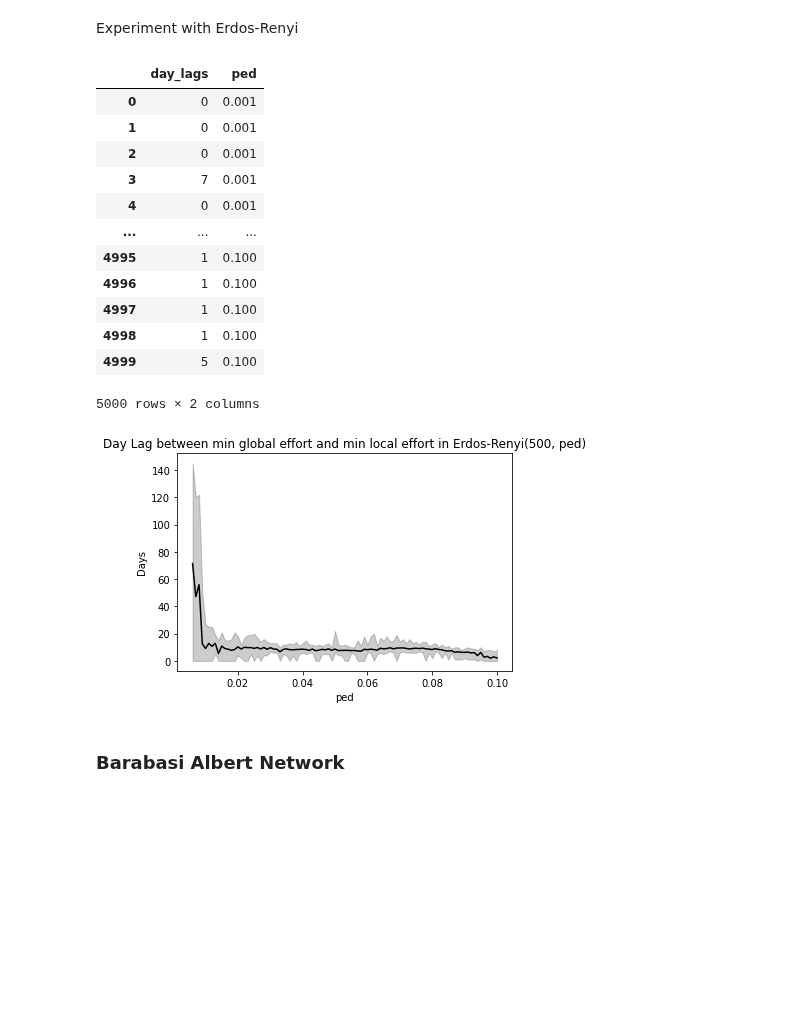
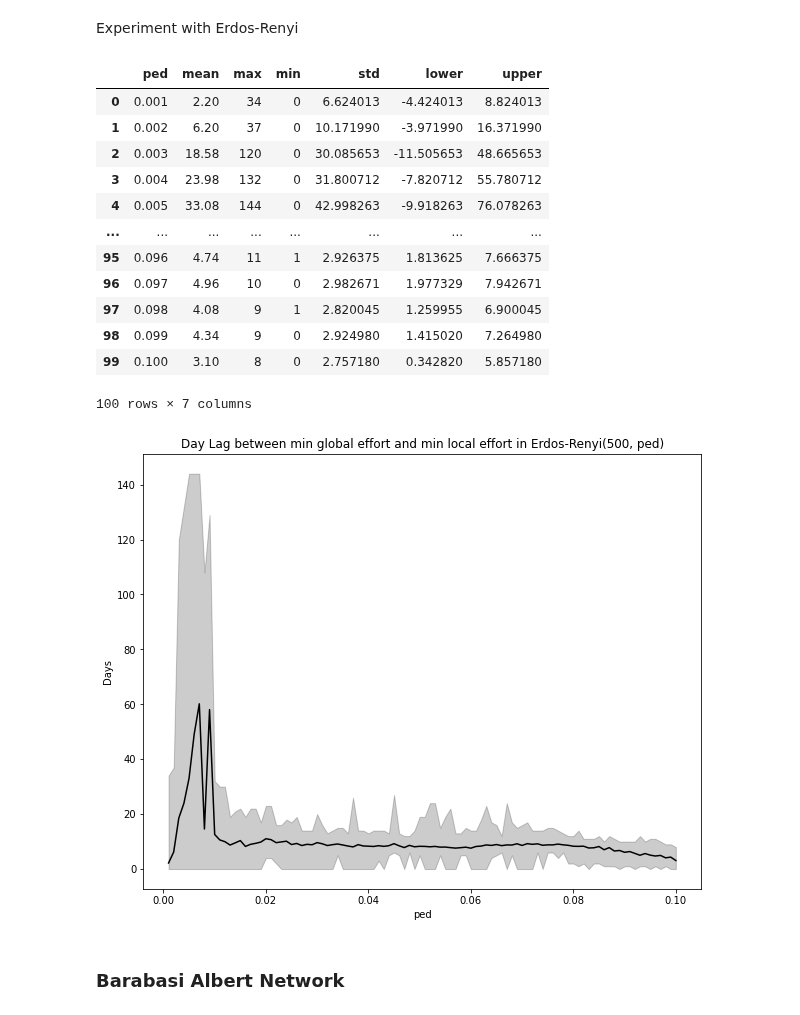
Before and after one commit to JimmyCalvoMonge/AdaptiveNetworks, a Jupyter notebook: network_experiments.ipynb, the cells around one changed output. Saved outputs shown, nothing was run; the diff lists cells and outputs as text; code cells hidden in the pictures; blank space fills up the shorter version.

```diff
--- a/network_experiments.ipynb
+++ b/network_experiments.ipynb
@@ -732,38 +732,36 @@ Not important ...
 Experiment with Erdos-Renyi
 # %%
 bepidist_data_c = pd.read_csv('./Data/bepidist_ntwk_conn_erdos_renyi.csv')
-# bepidist_data_c['mean'] = bepidist_data_c['day_lags'].apply(lambda x: np.mean(eval(x)))
-# bepidist_data_c['min'] = bepidist_data_c['day_lags'].apply(lambda x: np.min(eval(x)))
-# bepidist_data_c['max'] = bepidist_data_c['day_lags'].apply(lambda x: np.max(eval(x)))
-# bepidist_data_c['std'] = bepidist_data_c['day_lags'].apply(lambda x: np.std(eval(x)))
-# bepidist_data_c['lower'] = bepidist_data_c['mean'] - bepidist_data_c['std']
-# bepidist_data_c['upper'] = bepidist_data_c['mean'] + bepidist_data_c['std']
-# bepidist_data_c = bepidist_data_c[bepidist_data_c['ped'] >0.005]
+bepidist_data_c = bepidist_data_c.groupby(['ped'], as_index=False).agg({'day_lags': ['mean', 'max', 'min', 'std']})
+bepidist_data_c.columns = bepidist_data_c.columns.droplevel()
+bepidist_data_c.columns = ['ped', 'mean', 'max', 'min', 'std']
+bepidist_data_c['lower'] = bepidist_data_c['mean'] - bepidist_data_c['std']
+bepidist_data_c['upper'] = bepidist_data_c['mean'] + bepidist_data_c['std']
 bepidist_data_c
 # %% [output]
-|  | day_lags | ped |
-| 0 | 0 | 0.001 |
-| 1 | 0 | 0.001 |
-| 2 | 0 | 0.001 |
-| 3 | 7 | 0.001 |
-| 4 | 0 | 0.001 |
-| ... | ... | ... |
-| 4995 | 1 | 0.100 |
-| 4996 | 1 | 0.100 |
-| 4997 | 1 | 0.100 |
-| 4998 | 1 | 0.100 |
-| 4999 | 5 | 0.100 |
+|  | ped | mean | max | min | std | lower | upper |
+| 0 | 0.001 | 2.20 | 34 | 0 | 6.624013 | -4.424013 | 8.824013 |
+| 1 | 0.002 | 6.20 | 37 | 0 | 10.171990 | -3.971990 | 16.371990 |
+| 2 | 0.003 | 18.58 | 120 | 0 | 30.085653 | -11.505653 | 48.665653 |
+| 3 | 0.004 | 23.98 | 132 | 0 | 31.800712 | -7.820712 | 55.780712 |
+| 4 | 0.005 | 33.08 | 144 | 0 | 42.998263 | -9.918263 | 76.078263 |
+| ... | ... | ... | ... | ... | ... | ... | ... |
+| 95 | 0.096 | 4.74 | 11 | 1 | 2.926375 | 1.813625 | 7.666375 |
+| 96 | 0.097 | 4.96 | 10 | 0 | 2.982671 | 1.977329 | 7.942671 |
+| 97 | 0.098 | 4.08 | 9 | 1 | 2.820045 | 1.259955 | 6.900045 |
+| 98 | 0.099 | 4.34 | 9 | 0 | 2.924980 | 1.415020 | 7.264980 |
+| 99 | 0.100 | 3.10 | 8 | 0 | 2.757180 | 0.342820 | 5.857180 |
-5000 rows × 2 columns
+100 rows × 7 columns
 # %%
-plt.figure()
+plt.figure(figsize=(10,8))
 plt.plot(bepidist_data_c['ped'], bepidist_data_c['mean'], '-k', label="Network avg. edges reduction")
 plt.fill_between(bepidist_data_c['ped'], bepidist_data_c['min'], bepidist_data_c['max'], color="k", alpha=0.2)
 plt.title("Day Lag between min global effort and min local effort in Erdos-Renyi(500, ped)")
 plt.xlabel("ped")
 plt.ylabel("Days")
 plt.show()
 # %% [output]
-[figure, old version]
+[figure, new version]
 # %% [markdown]
 ### Barabasi Albert Network
 # %%
```
Also changed, not shown: parts of 9 cells of this notebook, 1 other file.
